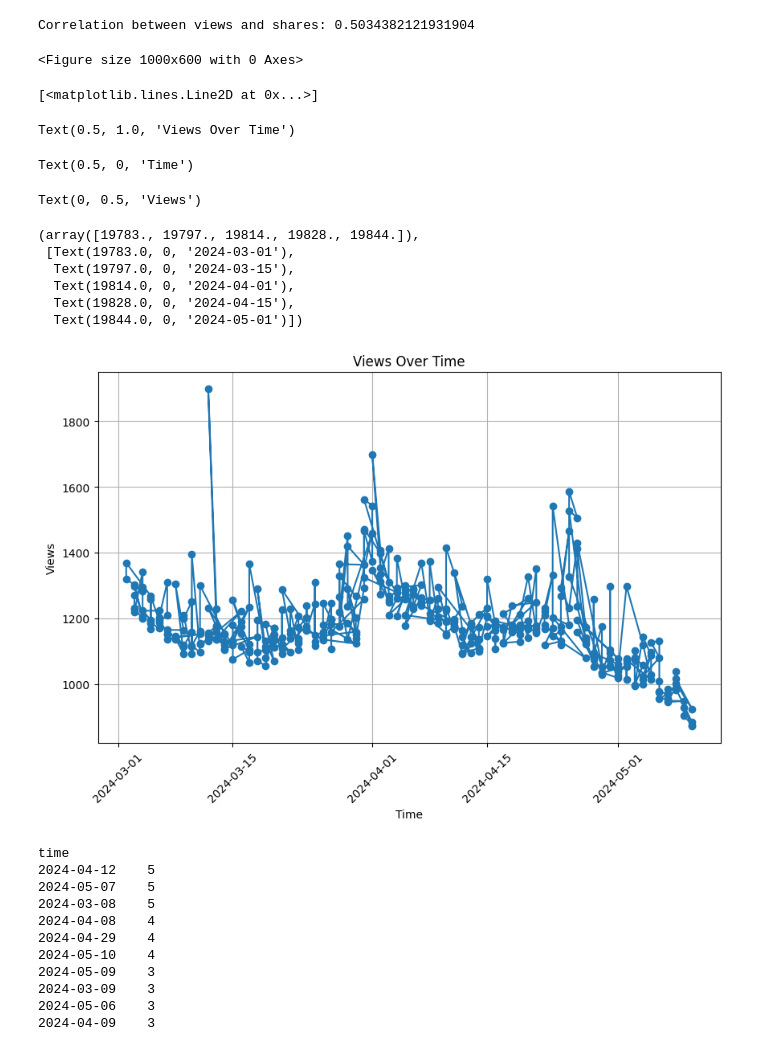
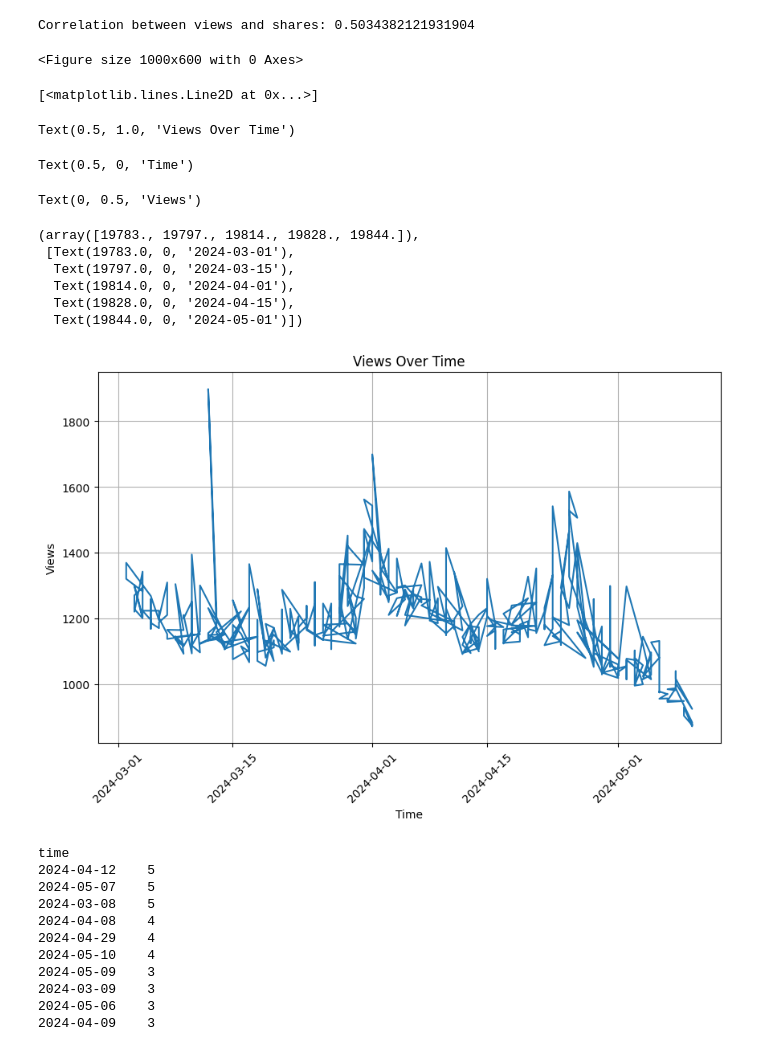
Before and after one commit to SUPERustam/yet_another_ff_research, a Jupyter notebook: meme_channel_prediction/channel.ipynb, the cells around one changed output. Drawn from its saved outputs; the diff is of its cells as text; code cells hidden in the pictures.

```diff
--- a/meme_channel_prediction/channel.ipynb
+++ b/meme_channel_prediction/channel.ipynb
@@ -31,8 +31,8 @@ Format channel of memes
 # %% [markdown]
 Analysis of channel of memes
 # %%
-tviews = df.groupby("meme_id").views.sum()
-tshares = df.groupby("meme_id").shares.sum()
+tshares = df.groupby("meme_id").views.sum()
+tviews = df.groupby("meme_id").shares.sum()
 
 y_memes = df.loc[
     df.groupby("meme_id")["time"].idxmin()
@@ -88,26 +88,26 @@ print(f'Correlation between views and shares: {correlation}')
 Correlation between views and shares: 0.5034382121931904
 # %%
 plt.figure(figsize=(10, 6))
-plt.plot(y_memes['time'], y_memes['views'], marker='o', linestyle='-')
+plt.plot(y_memes['time'], y_memes['views'])
 plt.title('Views Over Time')
 plt.xlabel('Time')
 plt.ylabel('Views')
 plt.xticks(rotation=45)
 plt.grid(True)
 plt.show()
 # %% [output]
 <Figure size 1000x600 with 0 Axes>
 [<matplotlib.lines.Line2D at 0x...>]
 Text(0.5, 1.0, 'Views Over Time')
 Text(0.5, 0, 'Time')
 Text(0, 0.5, 'Views')
 (array([19783., 19797., 19814., 19828., 19844.]),
  [Text(19783.0, 0, '2024-03-01'),
   Text(19797.0, 0, '2024-03-15'),
   Text(19814.0, 0, '2024-04-01'),
   Text(19828.0, 0, '2024-04-15'),
   Text(19844.0, 0, '2024-05-01')])
-[figure, old version]
+[figure, new version]
 # %%
 y_memes.sort_values(by='time', inplace=True)
 # %%
```
Also changed, not shown: parts of 42 cells of this notebook, 12 other files.
